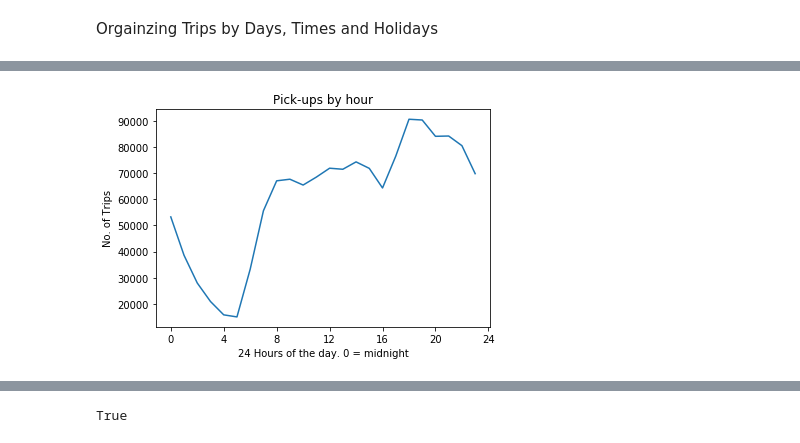
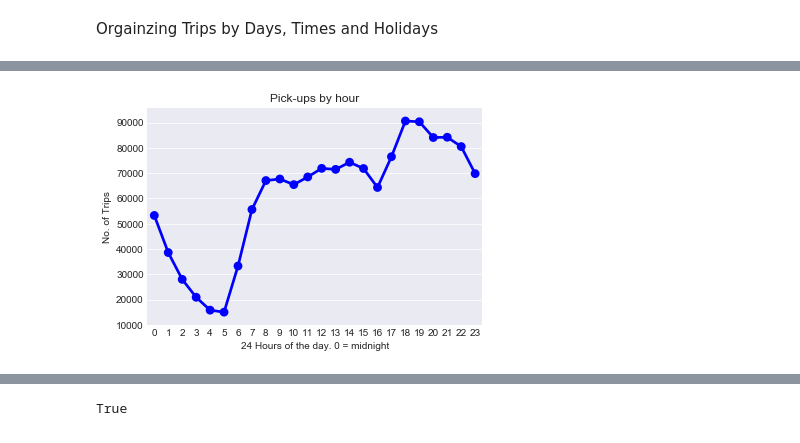
Before and after one commit to Mithunvpatel/Taxi-Service, a Jupyter notebook: NYC_Taxi_Data_Cleaning_and_Derived_Fields.ipynb, the cells around one changed output, grey strips where cells are left out. Saved outputs shown, nothing was run; the diff lists cells and outputs as text; code cells hidden in the pictures.

Commit message:
Add files via upload
made some small updates to the data.  now plotting with seaborn.  deleted some series and DF when they were no longer needed for processing.

```diff
--- a/NYC_Taxi_Data_Cleaning_and_Derived_Fields.ipynb
+++ b/NYC_Taxi_Data_Cleaning_and_Derived_Fields.ipynb
@@ -462,20 +480,24 @@ dtype: int64
 # %%
 # Check distribution of hours 0-23
 
-df_nyc.groupby(['pickup_hr']).size()
+travel_by_hour = df_nyc.groupby(['pickup_hr']).size()
 
 
 # plot the results
-fig, ax = plt.subplots()
-ax.xaxis.set_ticks(np.arange(0, 25, 4))
-plt.plot(df_nyc.groupby(['pickup_hr']).size())
-plt.title("Pick-ups by hour", )
-plt.xlabel("24 Hours of the day. 0 = midnight")
-plt.ylabel("No. of Trips")
+
+sns.set_style("darkgrid")
+
+pointplot = sns.pointplot( travel_by_hour.index, travel_by_hour, color="blue")
+pointplot.set_title("Pick-ups by hour")
+pointplot.set_xlabel("24 Hours of the day. 0 = midnight")
+pointplot.set_ylabel("No. of Trips")
 
 plt.show()
+
+# cleanup
+del travel_by_hour
 # %% [output]
-[figure, old version]
+[figure, new version]
 # %%
 # create a function to determine time of day segments followed by using the function to
 # update the dataframe with a pickup day_seg column
```
Also changed, not shown: parts of 10 cells of this notebook.
